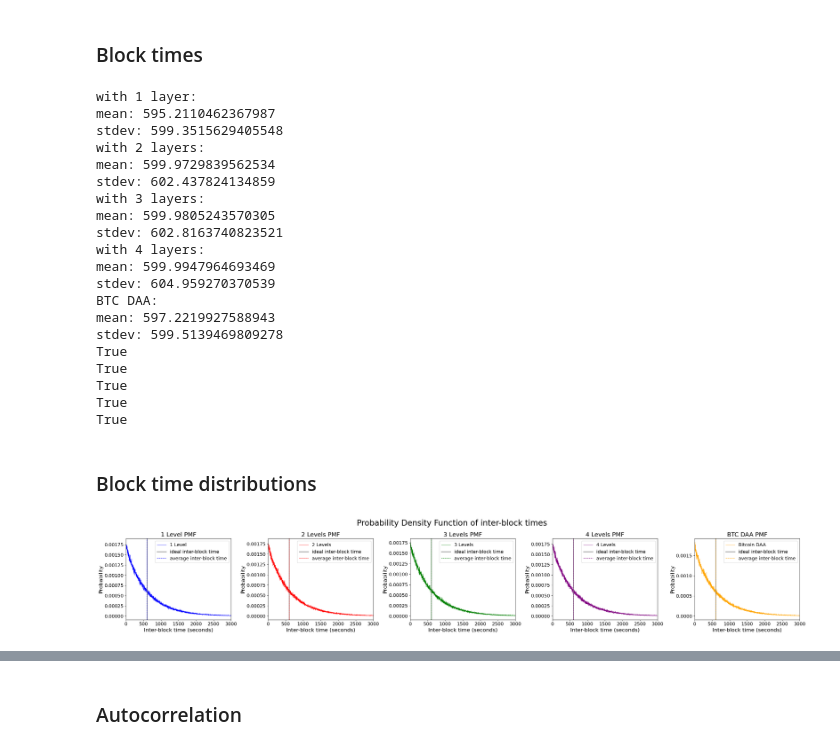
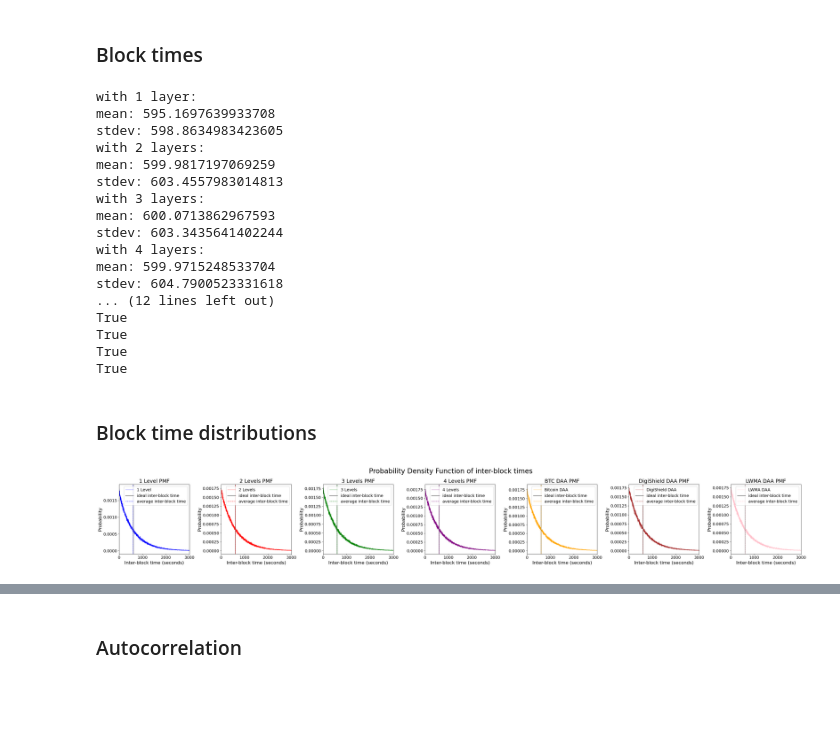
Before and after one commit to demKyr/BCH-DAA-2, a Jupyter notebook: visualisation_final_revised.ipynb, the cells around one changed output, grey strips where cells are left out. Drawn from its saved outputs; the diff is of its cells as text; code cells hidden in the pictures; blank space fills up the shorter version.

```diff
--- a/visualisation_final_revised.ipynb
+++ b/visualisation_final_revised.ipynb
@@ -24,8 +24,8 @@ df_2_layer = pd.read_csv('data/Output_with_layers_2.csv')
 df_3_layer = pd.read_csv('data/Output_with_layers_3.csv')
 df_4_layer = pd.read_csv('data/Output_with_layers_4.csv')
 df_btc = pd.read_csv('data/BTC_Output.csv')
-# df_btc = pd.read_csv('data/DigiShield_Output.csv')
-# df_btc = pd.read_csv('data/LWMA_Output.csv')
+df_digishield = pd.read_csv('data/DigiShield_Output.csv')
+df_lwma = pd.read_csv('data/LWMA_Output.csv')
 
 df_1_layer['timestamp'] -= 62168450400
 df_1_layer['median_time'] = pd.to_datetime(df_1_layer['timestamp'], unit='s')
@@ -37,24 +37,30 @@ df_4_layer['timestamp'] -= 62168450400
 df_4_layer['median_time'] = pd.to_datetime(df_4_layer['timestamp'], unit='s')
 df_btc['timestamp'] -= 62168450400
 df_btc['median_time'] = pd.to_datetime(df_btc['timestamp'], unit='s')
+df_digishield['timestamp'] -= 62168450400
+df_digishield['median_time'] = pd.to_datetime(df_digishield['timestamp'], unit='s')
+df_lwma['timestamp'] -= 62168450400
+df_lwma['median_time'] = pd.to_datetime(df_lwma['timestamp'], unit='s')
 # %% [markdown]
 ### Block times
 # %%
 import pandas as pd
 
 # === Summary Stats ===
-for i, df in enumerate([df_1_layer, df_2_layer, df_3_layer, df_4_layer, df_btc], 1):
+for i, df in enumerate([df_1_layer, df_2_layer, df_3_layer, df_4_layer, df_btc, df_digishield, df_lwma], 1):
     if i == 5:
         print("BTC DAA:")
     elif i == 6:
-        print("ETH DAA:")
+        print("DigiShield DAA:")
+    elif i == 7:
+        print("LWMA DAA:")
     else:
         print(f"with {i} layer{'s' if i > 1 else ''}:")
     print("mean:", df['block_time'].mean())
     print("stdev:", df['block_time'].std())
 
 # === Sanity Check ===
-for df in [df_1_layer, df_2_layer, df_3_layer, df_4_layer, df_btc]:
+for df in [df_1_layer, df_2_layer, df_3_layer, df_4_layer, df_btc, df_digishield, df_lwma]:
     df['secondary_block_time'] = pd.to_datetime(df['median_time']).diff().dt.total_seconds().fillna(0)
 
 print(df_1_layer['block_time'][1:].equals(df_1_layer['secondary_block_time'][1:]))
@@ -62,6 +68,8 @@ print(df_2_layer['block_time'][1:].equals(df_2_layer['secondary_block_time'][1:]
 print(df_3_layer['block_time'][1:].equals(df_3_layer['secondary_block_time'][1:]))
 print(df_4_layer['block_time'][1:].equals(df_4_layer['secondary_block_time'][1:]))
 print(df_btc['block_time'][1:].equals(df_btc['secondary_block_time'][1:]))
+print(df_digishield['block_time'][1:].equals(df_digishield['secondary_block_time'][1:]))
+print(df_lwma['block_time'][1:].equals(df_lwma['secondary_block_time'][1:]))
 # === Average Block Time per Day ===
 def avg_block_time_per_day(df):
     df['median_time'] = pd.to_datetime(df['median_time'])
@@ -73,6 +81,8 @@ q_res_2_layer_avg_block_time = avg_block_time_per_day(df_2_layer)
 q_res_3_layer_avg_block_time = avg_block_time_per_day(df_3_layer)
 q_res_4_layer_avg_block_time = avg_block_time_per_day(df_4_layer)
 q_res_btc_avg_block_time = avg_block_time_per_day(df_btc)
+q_res_digishield_avg_block_time = avg_block_time_per_day(df_digishield)
+q_res_lwma_avg_block_time = avg_block_time_per_day(df_lwma)
 
 # === Hourly Record Count ===
 def hourly_record_count(df):
@@ -85,6 +95,8 @@ q_res_2_layer_hour_count = hourly_record_count(df_2_layer)
 q_res_3_layer_hour_count = hourly_record_count(df_3_layer)
 q_res_4_layer_hour_count = hourly_record_count(df_4_layer)
 q_res_btc_hour_count = hourly_record_count(df_btc)
+q_res_digishield_hour_count = hourly_record_count(df_digishield)
+q_res_lwma_hour_count = hourly_record_count(df_lwma)
 
 # === Fill Missing Hours ===
 min_hour = q_res_1_layer_hour_count['hour'].min()
@@ -100,27 +112,26 @@ q_res_2_layer_hour_count = fill_missing_hours(q_res_2_layer_hour_count)
 q_res_3_layer_hour_count = fill_missing_hours(q_res_3_layer_hour_count)
 q_res_4_layer_hour_count = fill_missing_hours(q_res_4_layer_hour_count)
 q_res_btc_hour_count = fill_missing_hours(q_res_btc_hour_count)
+q_res_digishield_hour_count = fill_missing_hours(q_res_digishield_hour_count)
+q_res_lwma_hour_count = fill_missing_hours(q_res_lwma_hour_count)
 # %% [output]
 with 1 layer:
-mean: 595.2110462367987
-stdev: 599.3515629405548
+mean: 595.1697639933708
+stdev: 598.8634983423605
 with 2 layers:
-mean: 599.9729839562534
-stdev: 602.437824134859
+mean: 599.9817197069259
+stdev: 603.4557983014813
 with 3 layers:
-mean: 599.9805243570305
-stdev: 602.8163740823521
+mean: 600.0713862967593
+stdev: 603.3435641402244
 with 4 layers:
-mean: 599.9947964693469
-stdev: 604.959270370539
-BTC DAA:
-mean: 597.2219927588943
-stdev: 599.5139469809278
+mean: 599.9715248533704
+stdev: 604.7900523331618
+... (12 lines left out)
 True
 True
 True
 True
-True
 # %% [markdown]
 ### Block time distributions
 # %%
@@ -129,8 +140,10 @@ pdf_block_time_2_layer = df_2_layer['block_time'].value_counts(normalize=True).s
 pdf_block_time_3_layer = df_3_layer['block_time'].value_counts(normalize=True).sort_index()
 pdf_block_time_4_layer = df_4_layer['block_time'].value_counts(normalize=True).sort_index()
 pdf_block_time_btc = df_btc['block_time'].value_counts(normalize=True).sort_index()
+pdf_block_time_digishield = df_digishield['block_time'].value_counts(normalize=True).sort_index()
+pdf_block_time_lwma = df_lwma['block_time'].value_counts(normalize=True).sort_index()
 
-fig, axs = plt.subplots(1, 5, figsize=(30, 5))
+fig, axs = plt.subplots(1, 7, figsize=(35, 5))
 
 axs[0].plot(pdf_block_time_1_layer.index, pdf_block_time_1_layer.values, color='blue', label='1 Level', linewidth=0.5)
 axs[0].axvline(600, color='gray', linestyle='-', linewidth=2, label='ideal inter-block time')
@@ -159,34 +172,54 @@ axs[2].set_title('3 Levels PMF', fontsize=18)
 axs[2].set_xlabel('Inter-block time (seconds)', fontsize=16)
 axs[2].set_ylabel('Probability', fontsize=16)
 axs[2].set_xlim(0, 3000)
 axs[2].legend(fontsize=14)
 axs[2].tick_params(axis='both', which='major', labelsize=14)
 
 axs[3].plot(pdf_block_time_4_layer.index, pdf_block_time_4_layer.values, color='purple', label='4 Levels', linewidth=0.5)
 axs[3].axvline(600, color='gray', linestyle='-', linewidth=2, label='ideal inter-block time')
 axs[3].axvline(df_4_layer['block_time'].mean(), color='purple', linestyle='--', linewidth=1, label='average inter-block time')
 axs[3].set_title('4 Levels PMF', fontsize=18)
 axs[3].set_xlabel('Inter-block time (seconds)', fontsize=16)
 axs[3].set_ylabel('Probability', fontsize=16)
 axs[3].set_xlim(0, 3000)
 axs[3].legend(fontsize=14)
 axs[3].tick_params(axis='both', which='major', labelsize=14)
 
 axs[4].plot(pdf_block_time_btc.index, pdf_block_time_btc.values, color='orange', label='Bitcoin DAA', linewidth=0.5)
 axs[4].axvline(600, color='gray', linestyle='-', linewidth=2, label='ideal inter-block time')
 axs[4].axvline(df_btc['block_time'].mean(), color='orange', linestyle='--', linewidth=1, label='average inter-block time')
 axs[4].set_title('BTC DAA PMF', fontsize=18)
 axs[4].set_xlabel('Inter-block time (seconds)', fontsize=16)
 axs[4].set_ylabel('Probability', fontsize=16)
 axs[4].set_xlim(0, 3000)
 axs[4].legend(fontsize=14)
 axs[4].tick_params(axis='both', which='major', labelsize=14)
 
+axs[5].plot(pdf_block_time_digishield.index, pdf_block_time_digishield.values, color='brown', label='DigiShield DAA', linewidth=0.5)
+axs[5].axvline(600, color='gray', linestyle='-', linewidth=2, label='ideal inter-block time')
+axs[5].axvline(df_digishield['block_time'].mean(), color='brown', linestyle='--', linewidth=1, label='average inter-block time')
+axs[5].set_title('DigiShield DAA PMF', fontsize=18)
+axs[5].set_xlabel('Inter-block time (seconds)', fontsize=16)
+axs[5].set_ylabel('Probability', fontsize=16)
+axs[5].set_xlim(0, 3000)
+axs[5].legend(fontsize=14)
+axs[5].tick_params(axis='both', which='major', labelsize=14)
+
+axs[6].plot(pdf_block_time_lwma.index, pdf_block_time_lwma.values, color='pink', label='LWMA DAA', linewidth=0.5)
+axs[6].axvline(600, color='gray', linestyle='-', linewidth=2, label='ideal inter-block time')
+axs[6].axvline(df_lwma['block_time'].mean(), color='pink', linestyle='--', linewidth=1, label='average inter-block time')
+axs[6].set_title('LWMA DAA PMF', fontsize=18)
+axs[6].set_xlabel('Inter-block time (seconds)', fontsize=16)
+axs[6].set_ylabel('Probability', fontsize=16)
+axs[6].set_xlim(0, 3000)
+axs[6].legend(fontsize=14)
+axs[6].tick_params(axis='both', which='major', labelsize=14)
+
 fig.suptitle('Probability Density Function of inter-block times', fontsize=24)
 plt.tight_layout()
 plt.show()
 # %% [output]
-[figure, old version]
+[figure, new version]
 # %%
 pdf_1_layer = q_res_1_layer_hour_count['record_count'].value_counts(normalize=True).sort_index()
 pdf_2_layer = q_res_2_layer_hour_count['record_count'].value_counts(normalize=True).sort_index()
```
Also changed, not shown: parts of 7 cells of this notebook, 7 other files.
